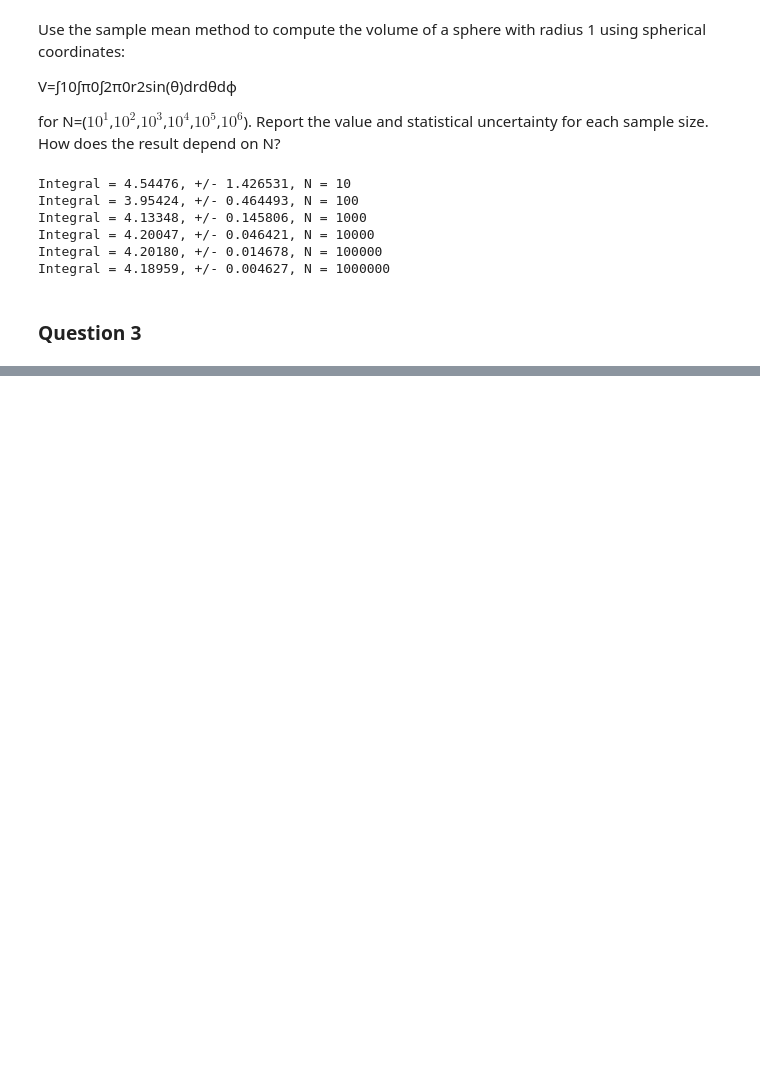
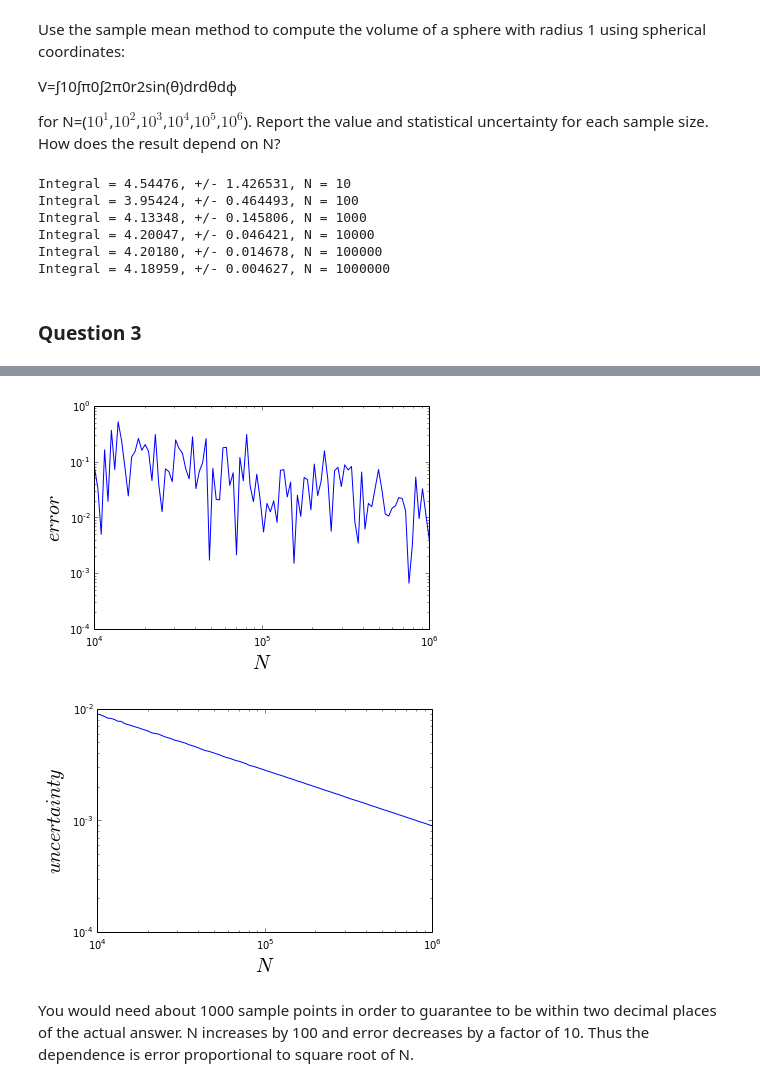
Before and after one commit to dlhoang/PHYS202-S14, a Jupyter notebook: SciPy/MCIntegrationExercises.ipynb, the cells around one changed output, grey strips where cells are left out. Cells and saved outputs as stored; diff of their text form; code cells hidden in the pictures; blank space fills up the shorter version.

```diff
--- a/SciPy/MCIntegrationExercises.ipynb
+++ b/SciPy/MCIntegrationExercises.ipynb
@@ -215,0 +249,45 @@ ValueError: zero-size array to reduction operation maximum which has no identity
+# %%
+import numpy as np
+
+def sampleMean(xmin=0.0,xmax=1.0):
+
+    i = np.logspace(4.0,6.0,100)
+    integral = []
+    errors = []
+    unc = []
+
+    for N in i:
+        #Set up the function
+        f = lambda x: 4 * (1-x**2)**0.5
+        x = np.arange(0.0,1.0,1.0/N)
+        Iexact = np.pi
+        samples_x = xmin + (xmax-xmin)*np.random.random_sample(N);
+        approx = f(samples_x)
+        I = approx.mean()*(xmax-xmin)
+        integral.append(I)
+
+        #Numerical uncertainty
+        Iunc = (xmax-xmin)*np.sqrt( ((approx**2).mean()-(approx.mean())**2)/N )
+        unc.append(Iunc)
+
+        #Comparison with exact result
+        Ierr = 100*np.abs(Iexact-I)/Iexact
+        errors.append(Ierr)
+
+    # Plot
+    plt.loglog(i,errors)
+    plt.ylabel(r'$error$',fontsize=20)
+    plt.xlabel(r'$N$', fontsize = 20)
+    plt.show()
+
+    plt.loglog(i,unc)
+    plt.ylabel(r'$uncertainty$',fontsize=20)
+    plt.xlabel(r'$N$', fontsize = 20)
+    plt.show()
+
+sampleMean(xmin=0.0,xmax=1.0)
+# %% [output]
+[figure, added]
+[figure, added]
+# %% [markdown]
+You would need about 1000 sample points in order to guarantee to be within two decimal places of the actual answer. N increases by 100 and error decreases by a factor of 10. Thus the dependence is error proportional to square root of N.
```
Also changed, not shown: parts of 5 cells of this notebook, 1 other file.
